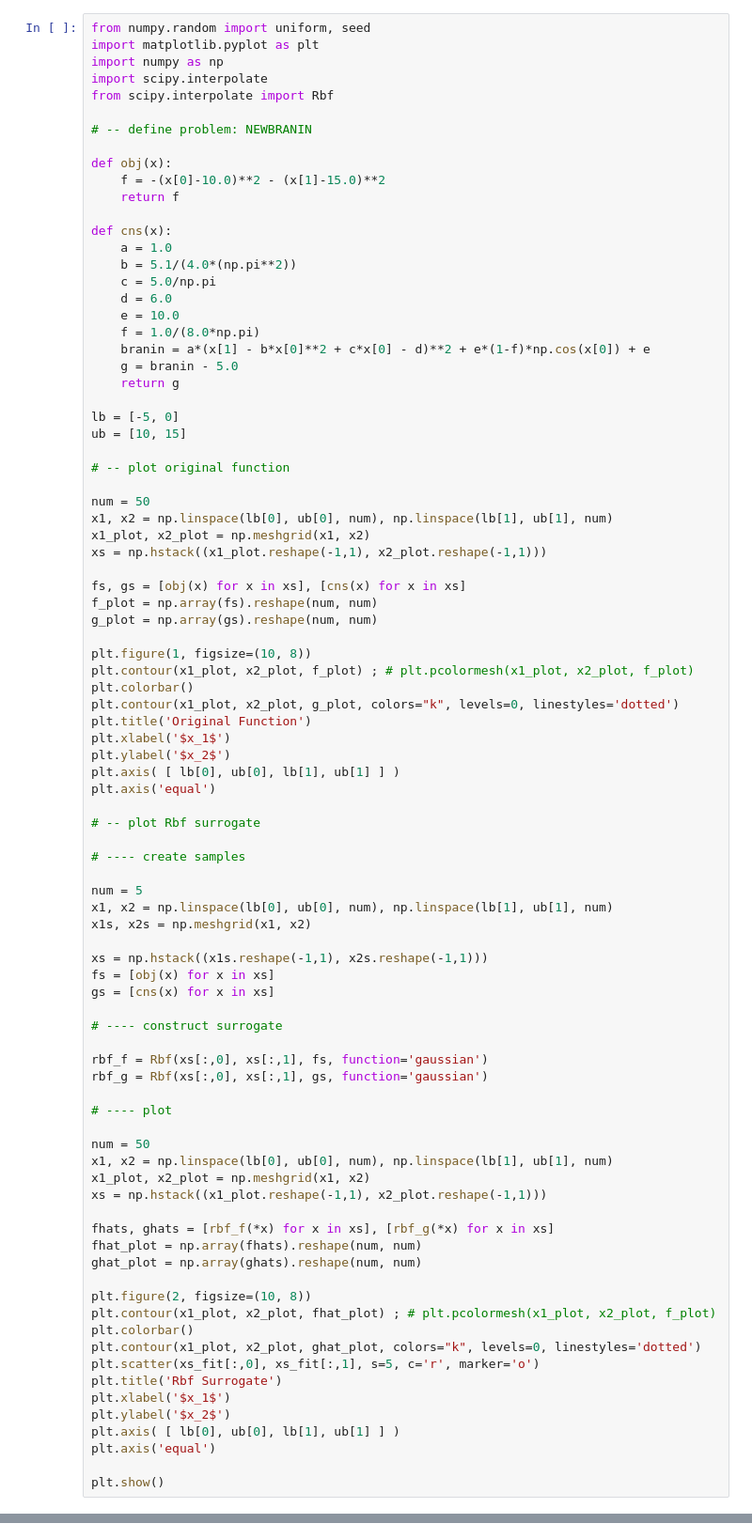
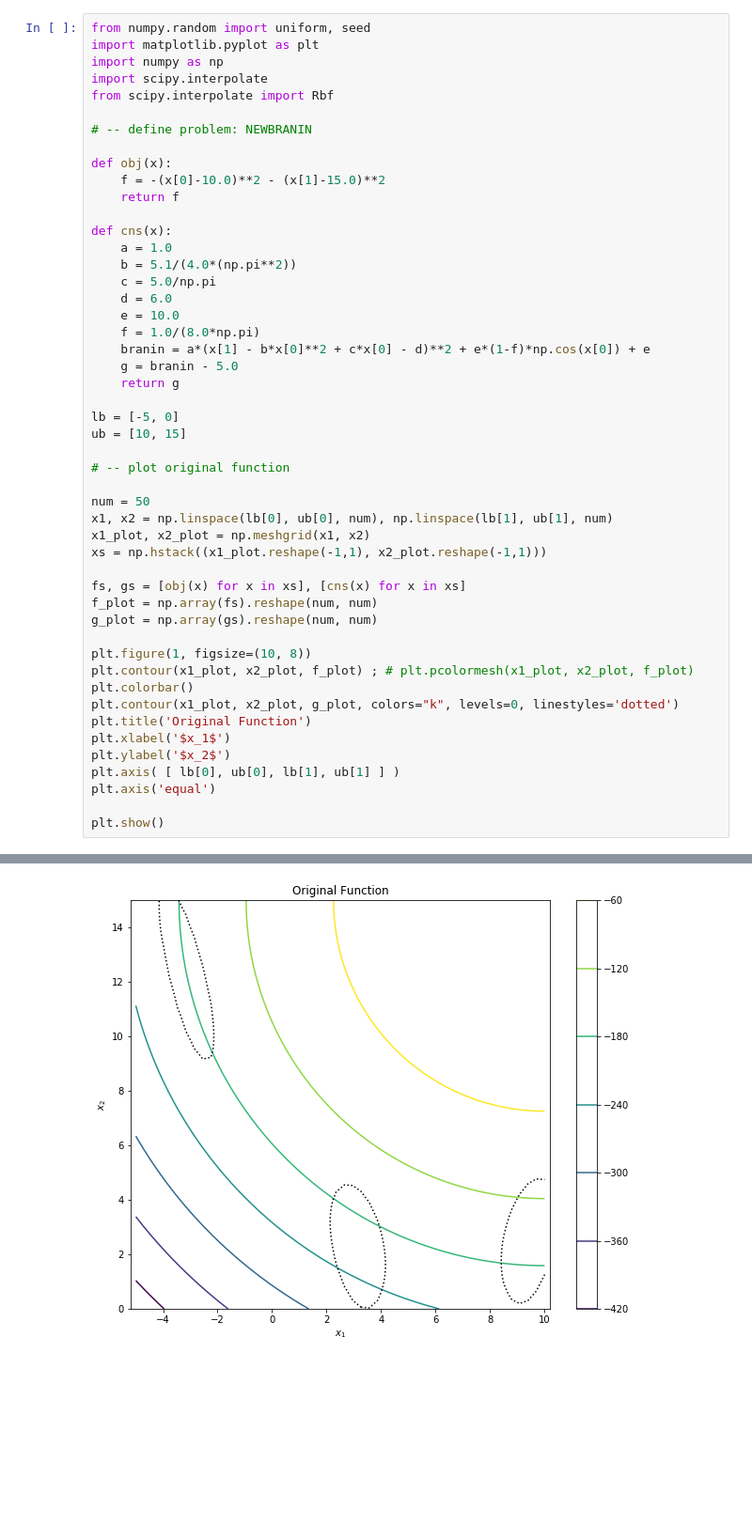
Before and after one commit to mobydickhm1851/python-notes, a Jupyter notebook: 03.01-scipy.interpolate.Rbf.ipynb, the cells around one changed output, grey strips where cells are left out. Shown at 94% size. Saved outputs shown, nothing was run; the diff lists cells and outputs as text; blank space fills up the shorter version.

```diff
--- a/03.01-scipy.interpolate.Rbf.ipynb
+++ b/03.01-scipy.interpolate.Rbf.ipynb
@@ -46,44 +46,5 @@ plt.ylabel('$x_2$')
 plt.axis( [ lb[0], ub[0], lb[1], ub[1] ] )
 plt.axis('equal')
 
-# -- plot Rbf surrogate
-
-# ---- create samples
-
-num = 5
-x1, x2 = np.linspace(lb[0], ub[0], num), np.linspace(lb[1], ub[1], num)
-x1s, x2s = np.meshgrid(x1, x2)
-
-xs = np.hstack((x1s.reshape(-1,1), x2s.reshape(-1,1)))
-fs = [obj(x) for x in xs]
-gs = [cns(x) for x in xs]
-
-# ---- construct surrogate
-
-rbf_f = Rbf(xs[:,0], xs[:,1], fs, function='gaussian')
-rbf_g = Rbf(xs[:,0], xs[:,1], gs, function='gaussian')
-
-# ---- plot
-
-num = 50
-x1, x2 = np.linspace(lb[0], ub[0], num), np.linspace(lb[1], ub[1], num)
-x1_plot, x2_plot = np.meshgrid(x1, x2)
-xs = np.hstack((x1_plot.reshape(-1,1), x2_plot.reshape(-1,1)))
-
-fhats, ghats = [rbf_f(*x) for x in xs], [rbf_g(*x) for x in xs]
-fhat_plot = np.array(fhats).reshape(num, num)
-ghat_plot = np.array(ghats).reshape(num, num)
-
-plt.figure(2, figsize=(10, 8))
-plt.contour(x1_plot, x2_plot, fhat_plot) ; # plt.pcolormesh(x1_plot, x2_plot, f_plot)
-plt.colorbar()
-plt.contour(x1_plot, x2_plot, ghat_plot, colors="k", levels=0, linestyles='dotted')
-plt.scatter(xs_fit[:,0], xs_fit[:,1], s=5, c='r', marker='o')
-plt.title('Rbf Surrogate')
-plt.xlabel('$x_1$')
-plt.ylabel('$x_2$')
-plt.axis( [ lb[0], ub[0], lb[1], ub[1] ] )
-plt.axis('equal')
-
 plt.show()
 # %% [output]
@@ -90,0 +51 @@ NameError: name 'xs_fit' is not defined
+[figure, added]
```
Also changed, not shown: parts of 2 cells of this notebook, 1 other file.
